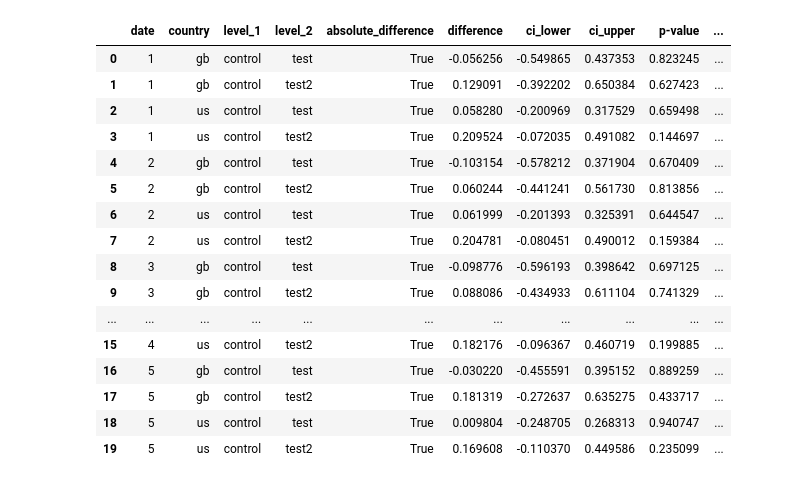
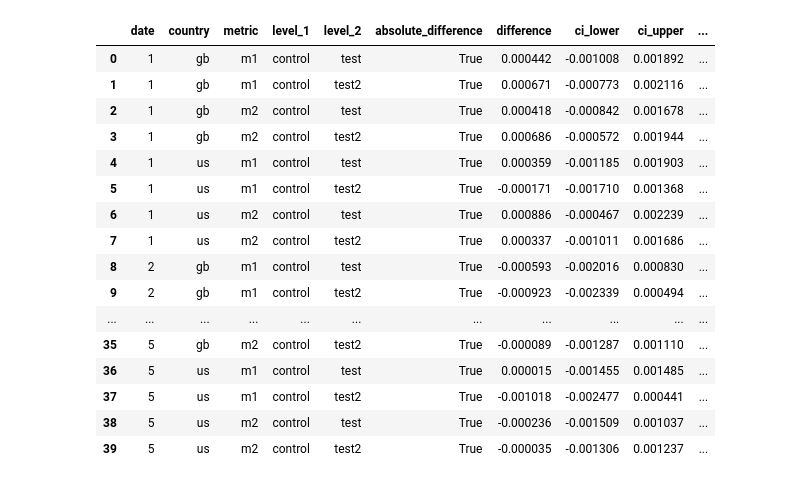
Before and after one commit to spotify/confidence, a Jupyter notebook: examples/Sequential.ipynb, the cells around one changed output. Saved outputs shown, nothing was run; the diff lists cells and outputs as text; code cells hidden in the pictures.

```diff
--- a/examples/Sequential.ipynb
+++ b/examples/Sequential.ipynb
@@ -71,31 +111,31 @@ test = spotify_confidence.ZTest(
     numerator_column='nr_of_items',
     numerator_sum_squares_column='nr_of_items_sumsq',
     denominator_column='users',
-    categorical_group_columns=['variation_name', 'country'],
+    categorical_group_columns=['variation_name', 'country', 'metric'],
     ordinal_group_column='date'
 )
 # %%
 final_sample_size = data.query("date == 5")['users'].sum()
 test.multiple_difference(
     level='control',
-    groupby=['date', 'country'],
+    groupby=['date', 'country', 'metric'],
     level_as_reference=True,
     final_expected_sample_size=final_sample_size)
 # %% [output]
-|  | date | country | level_1 | level_2 | absolute_difference | difference | ci_lower | ci_upper | p-value | ... |
-| 0 | 1 | gb | control | test | True | -0.056256 | -0.549865 | 0.437353 | 0.823245 | ... |
-| 1 | 1 | gb | control | test2 | True | 0.129091 | -0.392202 | 0.650384 | 0.627423 | ... |
-| 2 | 1 | us | control | test | True | 0.058280 | -0.200969 | 0.317529 | 0.659498 | ... |
-| 3 | 1 | us | control | test2 | True | 0.209524 | -0.072035 | 0.491082 | 0.144697 | ... |
-| 4 | 2 | gb | control | test | True | -0.103154 | -0.578212 | 0.371904 | 0.670409 | ... |
-| 5 | 2 | gb | control | test2 | True | 0.060244 | -0.441241 | 0.561730 | 0.813856 | ... |
-| 6 | 2 | us | control | test | True | 0.061999 | -0.201393 | 0.325391 | 0.644547 | ... |
-| 7 | 2 | us | control | test2 | True | 0.204781 | -0.080451 | 0.490012 | 0.159384 | ... |
-| 8 | 3 | gb | control | test | True | -0.098776 | -0.596193 | 0.398642 | 0.697125 | ... |
-| 9 | 3 | gb | control | test2 | True | 0.088086 | -0.434933 | 0.611104 | 0.741329 | ... |
+|  | date | country | metric | level_1 | level_2 | absolute_difference | difference | ci_lower | ci_upper | ... |
+| 0 | 1 | gb | m1 | control | test | True | 0.000442 | -0.001008 | 0.001892 | ... |
+| 1 | 1 | gb | m1 | control | test2 | True | 0.000671 | -0.000773 | 0.002116 | ... |
+| 2 | 1 | gb | m2 | control | test | True | 0.000418 | -0.000842 | 0.001678 | ... |
+| 3 | 1 | gb | m2 | control | test2 | True | 0.000686 | -0.000572 | 0.001944 | ... |
+| 4 | 1 | us | m1 | control | test | True | 0.000359 | -0.001185 | 0.001903 | ... |
+| 5 | 1 | us | m1 | control | test2 | True | -0.000171 | -0.001710 | 0.001368 | ... |
+| 6 | 1 | us | m2 | control | test | True | 0.000886 | -0.000467 | 0.002239 | ... |
+| 7 | 1 | us | m2 | control | test2 | True | 0.000337 | -0.001011 | 0.001686 | ... |
+| 8 | 2 | gb | m1 | control | test | True | -0.000593 | -0.002016 | 0.000830 | ... |
+| 9 | 2 | gb | m1 | control | test2 | True | -0.000923 | -0.002339 | 0.000494 | ... |
 | ... | ... | ... | ... | ... | ... | ... | ... | ... | ... | ... |
-| 15 | 4 | us | control | test2 | True | 0.182176 | -0.096367 | 0.460719 | 0.199885 | ... |
-| 16 | 5 | gb | control | test | True | -0.030220 | -0.455591 | 0.395152 | 0.889259 | ... |
-| 17 | 5 | gb | control | test2 | True | 0.181319 | -0.272637 | 0.635275 | 0.433717 | ... |
-| 18 | 5 | us | control | test | True | 0.009804 | -0.248705 | 0.268313 | 0.940747 | ... |
-| 19 | 5 | us | control | test2 | True | 0.169608 | -0.110370 | 0.449586 | 0.235099 | ... |
+| 35 | 5 | gb | m2 | control | test2 | True | -0.000089 | -0.001287 | 0.001110 | ... |
+| 36 | 5 | us | m1 | control | test | True | 0.000015 | -0.001455 | 0.001485 | ... |
+| 37 | 5 | us | m1 | control | test2 | True | -0.001018 | -0.002477 | 0.000441 | ... |
+| 38 | 5 | us | m2 | control | test | True | -0.000236 | -0.001509 | 0.001037 | ... |
+| 39 | 5 | us | m2 | control | test2 | True | -0.000035 | -0.001306 | 0.001237 | ... |
```
Also changed, not shown: parts of 5 cells of this notebook.
